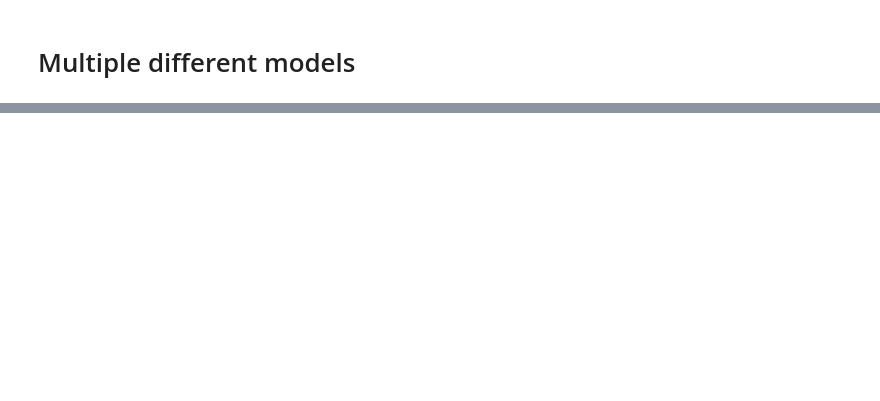
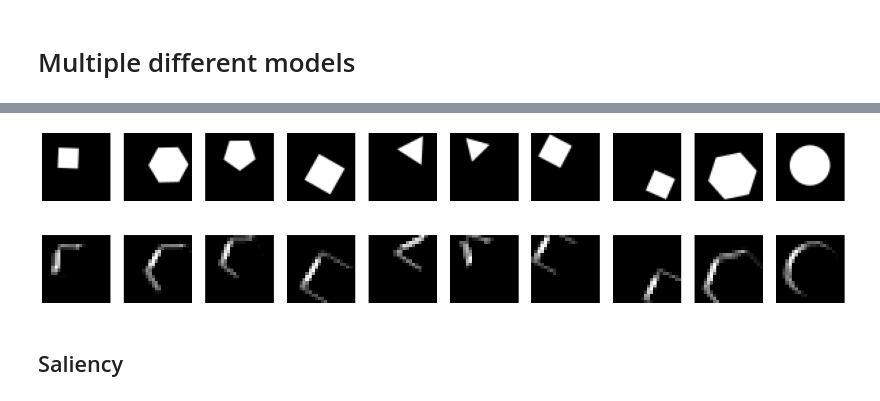
Before and after one commit to Vytazet/Flatland_project, a Jupyter notebook: FlatlandThing.ipynb, the cells around one changed output, grey strips where cells are left out. Saved outputs shown, nothing was run; the diff lists cells and outputs as text; code cells hidden in the pictures; blank space fills up the shorter version.

```diff
--- a/FlatlandThing.ipynb
+++ b/FlatlandThing.ipynb
@@ -289,0 +297,20 @@ for i,ax in enumerate(axes.flat):
+# %%
+# Fourth model after first convolution layer
+# (without the augmentation layers)
+x = X[..., None]
+x = model.layers[3](x)
+# %%
+# First 10 images after first convolutional layer in fourth model
+fig, axes = plt.subplots(2, 10, figsize=(25, 6))
+filter_num = 16
+
+for i, ax in enumerate(axes[:].T):
+  ax[0].imshow(X[i], cmap='gray')
+  ax[0].set_axis_off()
+
+  ax[1].imshow(x[i, ..., filter_num], cmap='gray')
+  ax[1].set_axis_off()
+# %% [output]
+[figure, added]
+# %% [markdown]
+## Saliency
```
Also changed, not shown: parts of 35 cells of this notebook.
